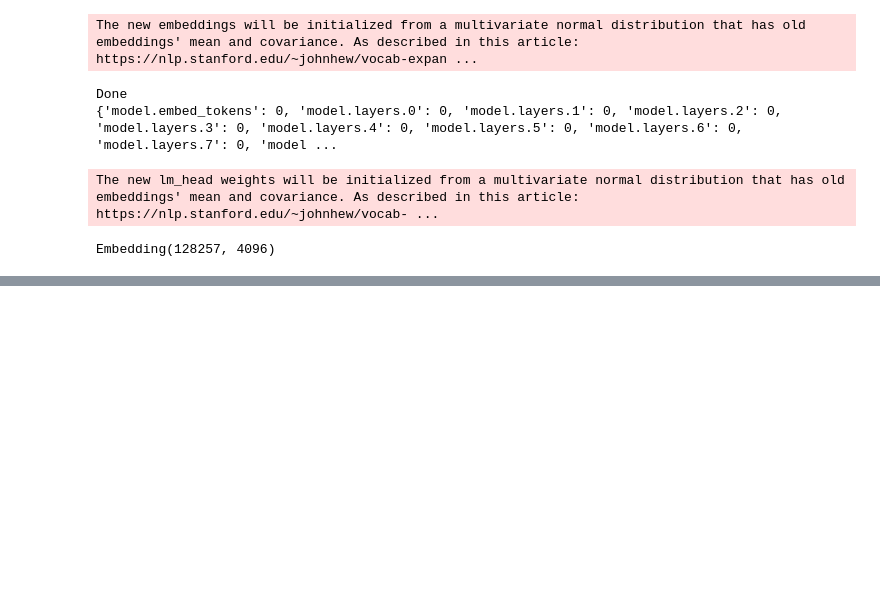
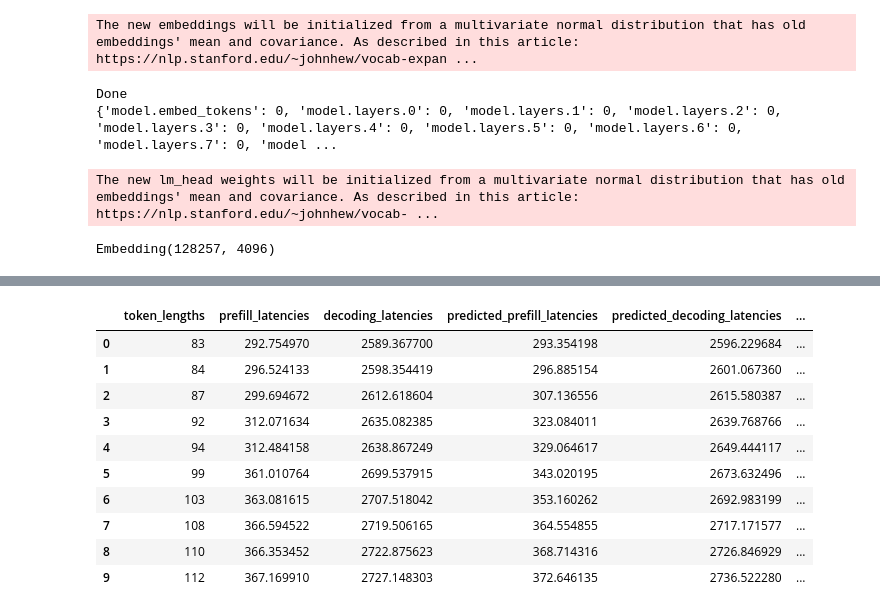
Before and after one commit to MaverickJune/cvx_final_project, a Jupyter notebook: profile_analysis.ipynb, the cells around one changed output, grey strips where cells are left out. Saved outputs shown, nothing was run; the diff lists cells and outputs as text; code cells hidden in the pictures; blank space fills up the shorter version.

```diff
--- a/profile_analysis.ipynb
+++ b/profile_analysis.ipynb
@@ -297,0 +314,56 @@ print("Result saved, profiling done")
+# %%
+# Do actual analysis
+prefill_latencies = results["prefill_latencies"]
+decoding_latencies = results["decoding_latencies"]
+predicted_prefill_latencies = results["predicted_prefill_latencies"]
+predicted_decoding_latencies = results["predicted_decoding_latencies"]
+dataset_lengths_in_tokens = results["dataset_lengths_in_tokens"]
+
+unique_data = []
+averaged_duplicates = []
+
+seen_lengths = set()
+
+for length, prefill, decode, pred_prefill, pred_decode in zip(dataset_lengths_in_tokens, prefill_latencies, decoding_latencies, predicted_prefill_latencies, predicted_decoding_latencies):
+    if dataset_lengths_in_tokens.count(length) > 1 and length not in seen_lengths:
+        indices = [i for i, x in enumerate(dataset_lengths_in_tokens) if x == length]
+        avg_prefill = sum([prefill_latencies[i] for i in indices]) / len(indices)
+        avg_decode = sum([decoding_latencies[i] for i in indices]) / len(indices)
+        avg_pred_prefill = sum([predicted_prefill_latencies[i] for i in indices]) / len(indices)
+        avg_pred_decode = sum([predicted_decoding_latencies[i] for i in indices]) / len(indices)
+        averaged_duplicates.append((length, avg_prefill, avg_decode, avg_pred_prefill, avg_pred_decode))
+        seen_lengths.add(length)
+    elif dataset_lengths_in_tokens.count(length) == 1:
+        unique_data.append((length, prefill, decode, pred_prefill, pred_decode))
+    else:
+        pass
+
+final_data = sorted(unique_data + averaged_duplicates, key=lambda x: x[0])
+final_lengths, final_prefill_latencies, final_decoding_latencies, final_pred_prefill_latencies, final_pred_decoding_latencies = zip(*final_data)
+error_prefill = [abs(a - b) / a * 100 for a, b in zip(final_prefill_latencies, final_pred_prefill_latencies)]
+error_decoding = [abs(a - b) / a * 100 for a, b in zip(final_decoding_latencies, final_pred_decoding_latencies)]
+
+final_df = pd.DataFrame({
+    "token_lengths": final_lengths,
+    "prefill_latencies": final_prefill_latencies,
+    "decoding_latencies": final_decoding_latencies,
+    "predicted_prefill_latencies": final_pred_prefill_latencies,
+    "predicted_decoding_latencies": final_pred_decoding_latencies,
+    "error_prefill" : error_prefill,
+    "error_decoding" : error_decoding
+})
+
+from IPython.display import display
+display(final_df)
+# %% [output]
+|  | token_lengths | prefill_latencies | decoding_latencies | predicted_prefill_latencies | predicted_decoding_latencies | ... |
+| 0 | 83 | 292.754970 | 2589.367700 | 293.354198 | 2596.229684 | ... |
+| 1 | 84 | 296.524133 | 2598.354419 | 296.885154 | 2601.067360 | ... |
+| 2 | 87 | 299.694672 | 2612.618604 | 307.136556 | 2615.580387 | ... |
+| 3 | 92 | 312.071634 | 2635.082385 | 323.084011 | 2639.768766 | ... |
+| 4 | 94 | 312.484158 | 2638.867249 | 329.064617 | 2649.444117 | ... |
+| 5 | 99 | 361.010764 | 2699.537915 | 343.020195 | 2673.632496 | ... |
+| 6 | 103 | 363.081615 | 2707.518042 | 353.160262 | 2692.983199 | ... |
+| 7 | 108 | 366.594522 | 2719.506165 | 364.554855 | 2717.171577 | ... |
+| 8 | 110 | 366.353452 | 2722.875623 | 368.714316 | 2726.846929 | ... |
+| 9 | 112 | 367.169910 | 2727.148303 | 372.646135 | 2736.522280 | ... |
```
Also changed, not shown: parts of 1 cell of this notebook, 1 other file.
